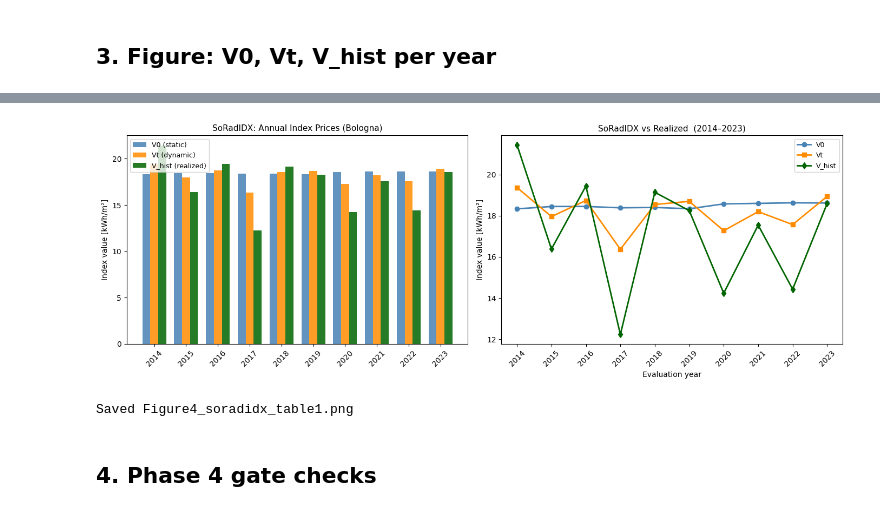
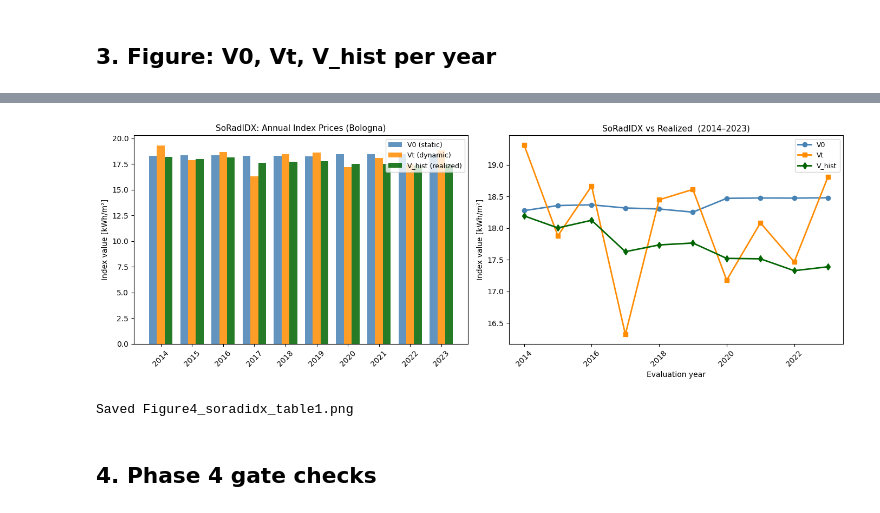
Before and after one commit to rafafvs/solar_python, a Jupyter notebook: vignettespy/notebook-table1-soradidx.ipynb, the cells around one changed output, grey strips where cells are left out. Cells and saved outputs as stored; diff of their text form; code cells hidden in the pictures.

```diff
--- a/vignettespy/notebook-table1-soradidx.ipynb
+++ b/vignettespy/notebook-table1-soradidx.ipynb
@@ -24,9 +24,16 @@ from solarrpy.soradidx import compute_soradidx_table
 # %% [markdown]
 ## 0. Load data
 # %%
-df = pd.read_csv('../data/Bologna.csv', parse_dates=['date'])
+df = pd.read_csv('../data/CAMS_data/CAMS_data_Bologna.csv', parse_dates=['date'])
+df = df.drop(columns=['H0']).copy()  # H0 is computed internally, and the provided values are not trustworthy
+
 print(f'Full dataset: {len(df)} rows, years {df["Year"].min()}–{df["Year"].max()}')
 print(f'Evaluation years: 2014–2023')
+
+# Bologna Coordinates used in the paper
+LATITUDE = 44.4949
+LONGITUDE = 11.3426
+ALTITUDE = 71
 # %% [output]
 Full dataset: 7465 rows, years 2005–2025
 Evaluation years: 2014–2023
@@ -39,7 +46,7 @@ print('Running SoRadIDX train-test loop...')
 table1 = compute_soradidx_table(
     df,
     eval_years=list(range(2014, 2024)),
-    coords={'lat': 44.5},
+    coords={'lat': LATITUDE},
     progress=True,
 )
 print('\nDone.')
@@ -98,37 +124,38 @@ Saved to results/Table1_SoRadIDX.csv
 # %%
 fig, axes = plt.subplots(1, 2, figsize=(14, 5))
 
-years = table1['eval_year'].values
+table_plot = table1.iloc[:-1, :].copy()
+years = table_plot['eval_year'].values
 x = np.arange(len(years))
 w = 0.25
 
 ax = axes[0]
-ax.bar(x - w, table1['V0'],    width=w, label='V0 (static)',  color='steelblue', alpha=0.85)
-ax.bar(x,     table1['Vt'],    width=w, label='Vt (dynamic)', color='darkorange', alpha=0.85)
-ax.bar(x + w, table1['V_hist'],width=w, label='V_hist (realized)', color='darkgreen', alpha=0.85)
+ax.bar(x - w, table_plot['V0'],    width=w, label='V0 (static)',  color='steelblue', alpha=0.85)
+ax.bar(x,     table_plot['Vt'],    width=w, label='Vt (dynamic)', color='darkorange', alpha=0.85)
+ax.bar(x + w, table_plot['V_hist'],width=w, label='V_hist (realized)', color='darkgreen', alpha=0.85)
 ax.set_xticks(x)
 ax.set_xticklabels(years, rotation=45)
 ax.set_ylabel('Index value [kWh/m²]')
 ax.set_title('SoRadIDX: Annual Index Prices (Bologna)', fontsize=11)
 ax.legend(fontsize=9)
 
 ax = axes[1]
-ax.plot(years, table1['V0'],     'o-', color='steelblue',  lw=2, label='V0')
-ax.plot(years, table1['Vt'],     's-', color='darkorange', lw=2, label='Vt')
-ax.plot(years, table1['V_hist'], 'd-', color='darkgreen',  lw=2, label='V_hist')
+ax.plot(years, table_plot['V0'],     'o-', color='steelblue',  lw=2, label='V0')
+ax.plot(years, table_plot['Vt'],     's-', color='darkorange', lw=2, label='Vt')
+ax.plot(years, table_plot['V_hist'], 'd-', color='darkgreen',  lw=2, label='V_hist')
 ax.set_xlabel('Evaluation year')
 ax.set_ylabel('Index value [kWh/m²]')
 ax.set_title('SoRadIDX vs Realized  (2014–2023)', fontsize=11)
 ax.legend(fontsize=9)
-ax.set_xticks(years)
+ax.set_xticklabels(years, rotation=45)
 ax.tick_params(axis='x', rotation=45)
 
 fig.tight_layout()
 plt.savefig('../results/Figure4_soradidx_table1.png', dpi=150, bbox_inches='tight')
 plt.show()
 print('Saved Figure4_soradidx_table1.png')
 # %% [output]
-[figure, old version]
+[figure, new version]
 Saved Figure4_soradidx_table1.png
 # %% [markdown]
 ## 4. Phase 4 gate checks
```
Also changed, not shown: parts of 3 cells of this notebook, 18 other files.
